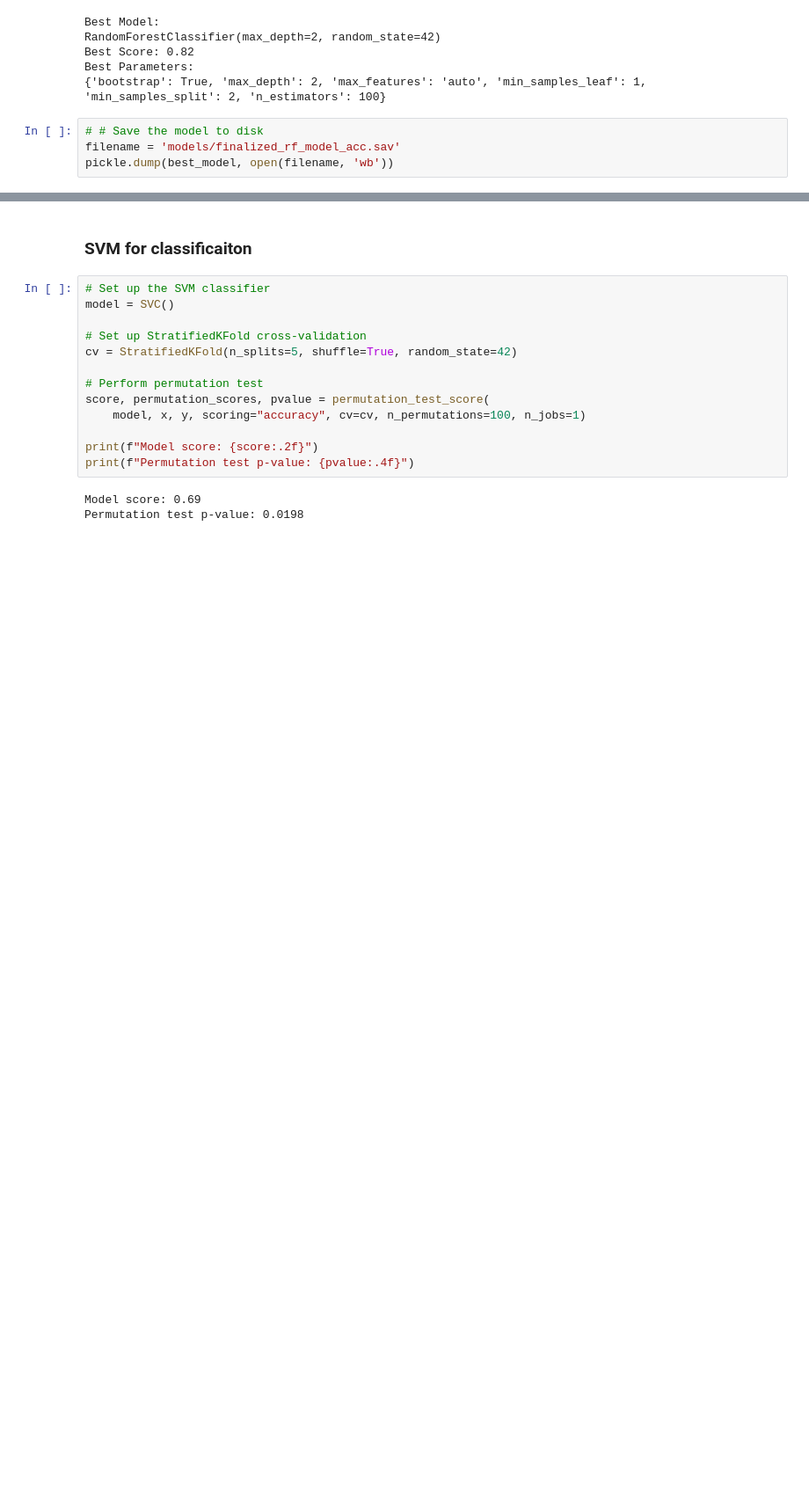
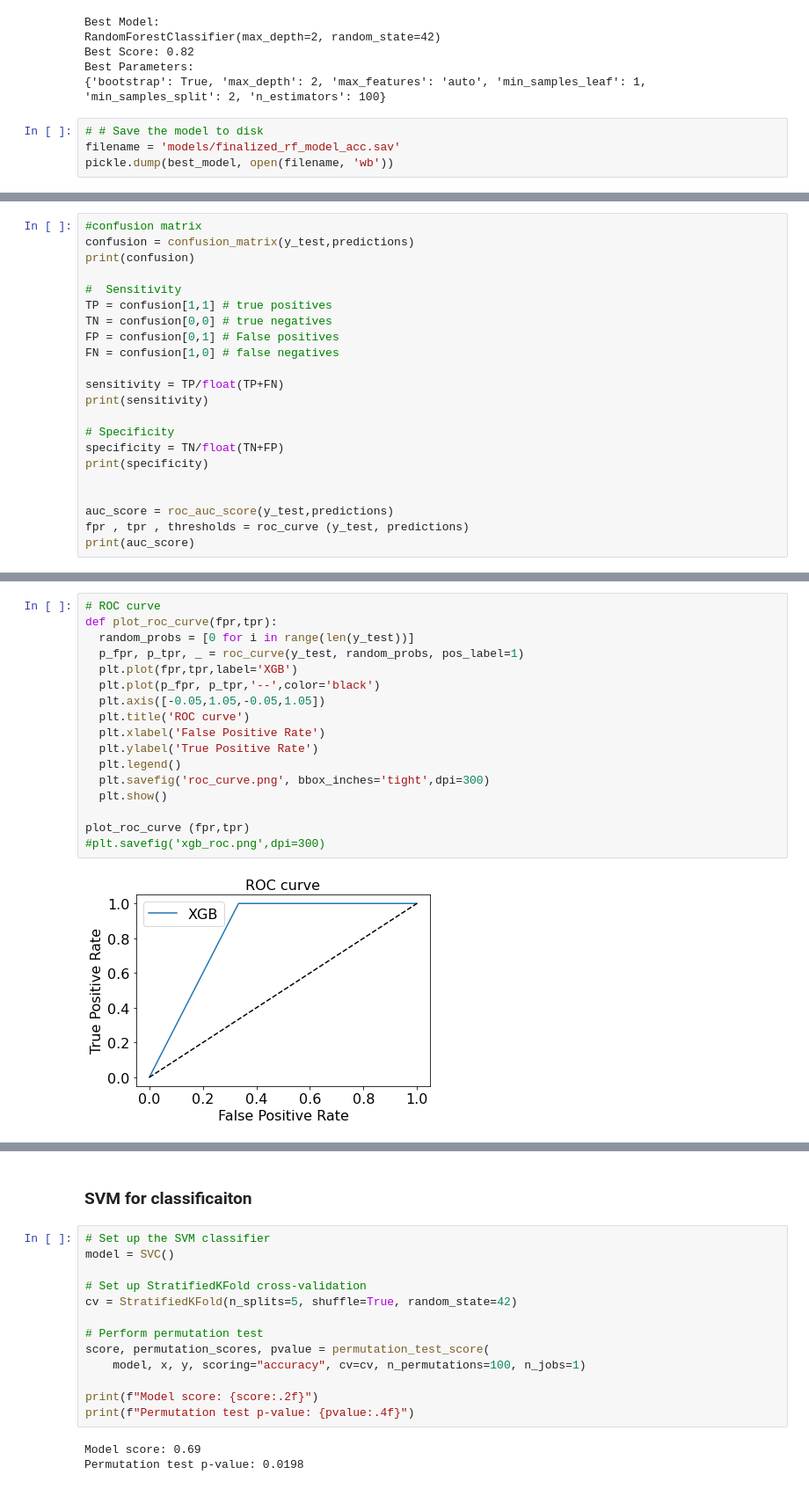
Before and after one commit to jamesleocodes/Diabetic_Retinopathy_ML, a Jupyter notebook: dR_ML.ipynb, the cells around one changed output, grey strips where cells are left out. Shown at 88% size. Saved outputs shown, nothing was run; the diff lists cells and outputs as text; blank space fills up the shorter version.

```diff
--- a/dR_ML.ipynb
+++ b/dR_ML.ipynb
@@ -458,0 +548,22 @@ plt.show()
+# %%
+#confusion matrix
+confusion = confusion_matrix(y_test,predictions)
+print(confusion)
+
+#  Sensitivity
+TP = confusion[1,1] # true positives
+TN = confusion[0,0] # true negatives
+FP = confusion[0,1] # False positives
+FN = confusion[1,0] # false negatives
+
+sensitivity = TP/float(TP+FN)
+print(sensitivity)
+
+# Specificity
+specificity = TN/float(TN+FP)
+print(specificity)
+
+
+auc_score = roc_auc_score(y_test,predictions)
+fpr , tpr , thresholds = roc_curve (y_test, predictions)
+print(auc_score)
@@ -458,0 +584,19 @@ plt.show()
+# %%
+# ROC curve
+def plot_roc_curve(fpr,tpr):
+  random_probs = [0 for i in range(len(y_test))]
+  p_fpr, p_tpr, _ = roc_curve(y_test, random_probs, pos_label=1)
+  plt.plot(fpr,tpr,label='XGB')
+  plt.plot(p_fpr, p_tpr,'--',color='black')
+  plt.axis([-0.05,1.05,-0.05,1.05])
+  plt.title('ROC curve')
+  plt.xlabel('False Positive Rate')
+  plt.ylabel('True Positive Rate')
+  plt.legend()
+  plt.savefig('roc_curve.png', bbox_inches='tight',dpi=300)
+  plt.show()
+
+plot_roc_curve (fpr,tpr)
+#plt.savefig('xgb_roc.png',dpi=300)
+# %% [output]
+[figure, added]
```
Also changed, not shown: parts of 28 cells of this notebook, 7 other files.
